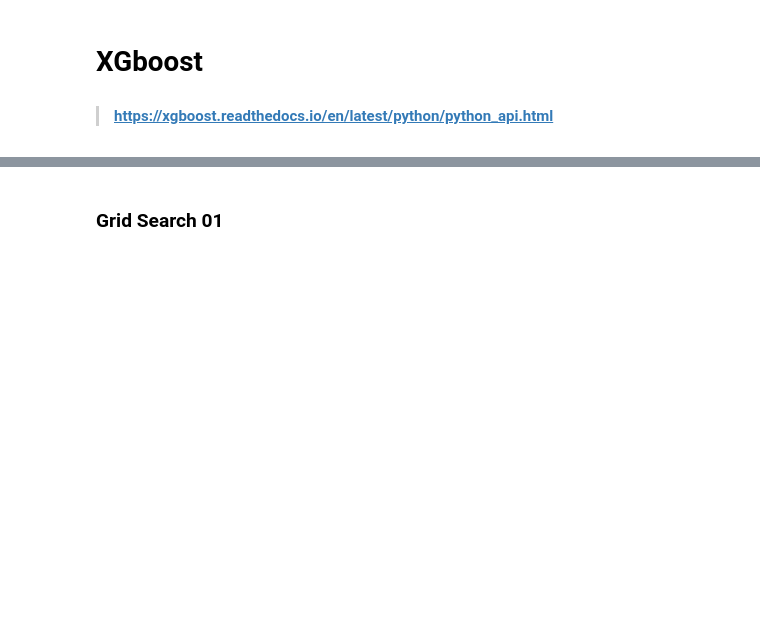
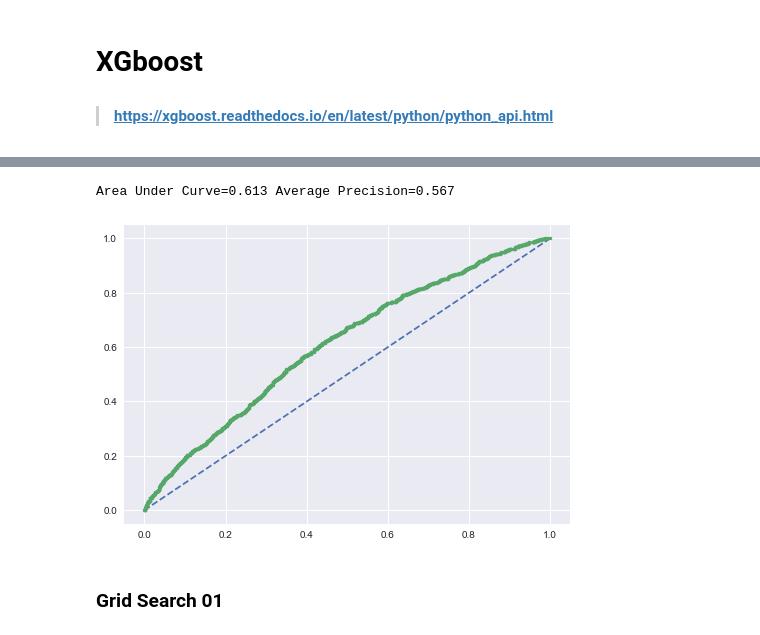
Before and after one commit to amitbhsingh/Project, a Jupyter notebook: 01_Project/binance.ipynb, the cells around one changed output, grey strips where cells are left out. Drawn from its saved outputs; the diff is of its cells as text; code cells hidden in the pictures; blank space fills up the shorter version.

```diff
--- a/01_Project/binance.ipynb
+++ b/01_Project/binance.ipynb
@@ -322,3 +429,15 @@ Accuracy: 58.47%
+# %%
+print('Area Under Curve=%.3f Average Precision=%.3f' % ( auc, ap))
+# %% [output]
+Area Under Curve=0.613 Average Precision=0.567
+# %%
+fpr, tpr, thresholds = roc_curve(y_test, probs)
+# %%
+plt.plot([0, 1], [0, 1], linestyle='--')
+plt.plot(fpr, tpr, marker='.')
+plt.show()
+# %% [output]
+[figure, added]
 # %% [markdown]
 ### Grid Search 01
 # %%
```
Also changed, not shown: parts of 49 cells of this notebook, 1 other file.
